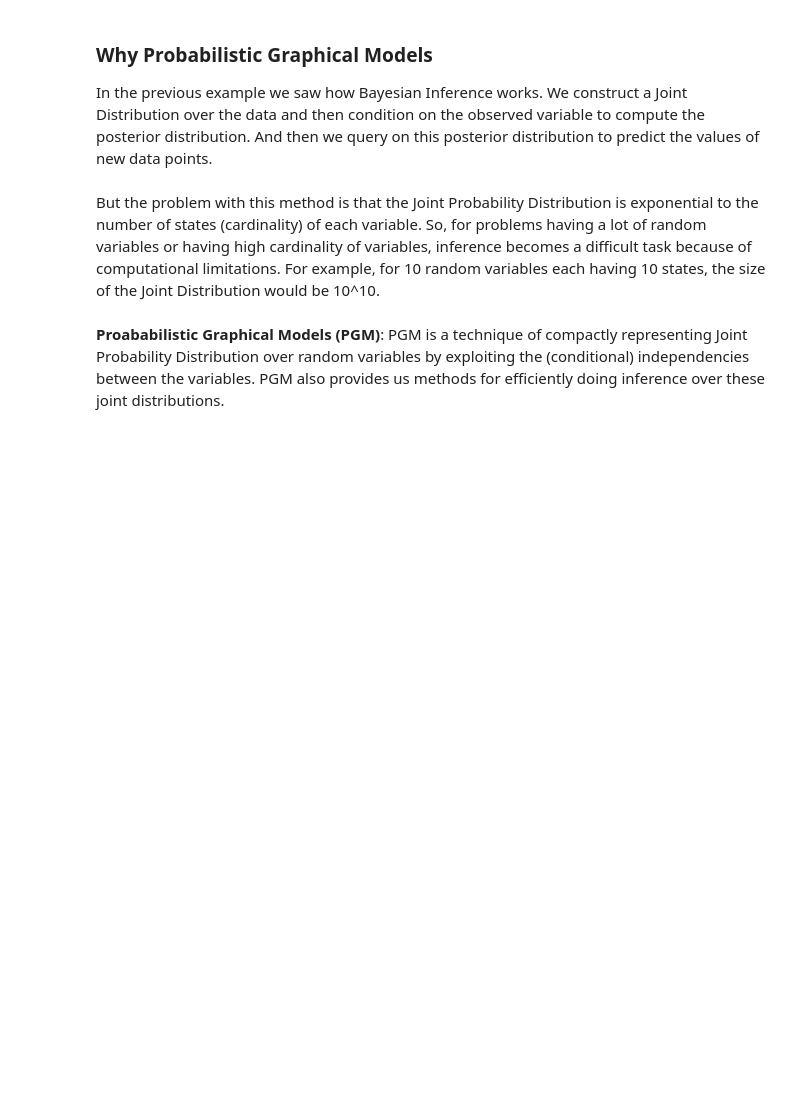
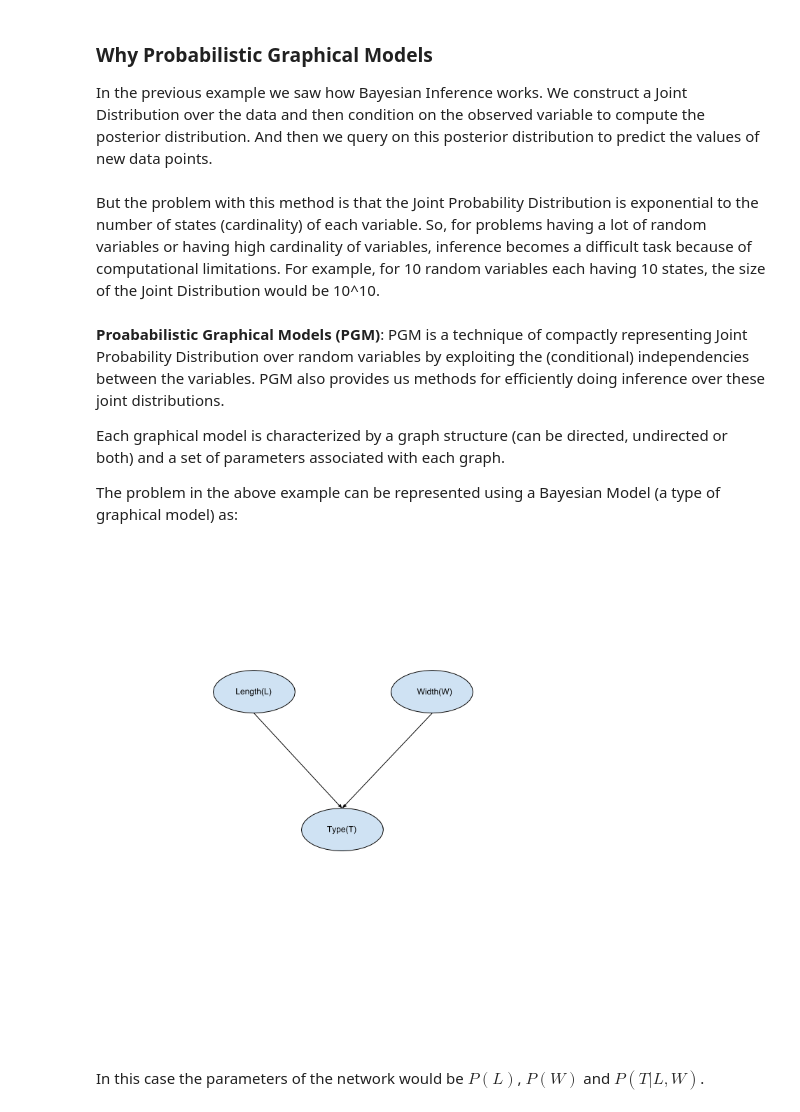
Before and after one commit to pgmpy/pgmpy_notebook, a Jupyter notebook: notebooks/1. Introduction to Probabilistic Graphical Models.ipynb, the cells around one changed output. Drawn from its saved outputs; the diff is of its cells as text; code cells hidden in the pictures; blank space fills up the shorter version.

```diff
--- a/notebooks/1. Introduction to Probabilistic Graphical Models.ipynb
+++ b/notebooks/1. Introduction to Probabilistic Graphical Models.ipynb
@@ -161,3 +162,13 @@ In the previous example we saw how Bayesian Inference works. We construct a Join
 But the problem with this method is that the Joint Probability Distribution is exponential to the number of states (cardinality) of each variable. So, for problems having a lot of random variables or having high cardinality of variables, inference becomes a difficult task because of computational limitations. For example, for 10 random variables each having 10 states, the size of the Joint Distribution would be 10^10.
 # %% [markdown]
 __Proababilistic Graphical Models (PGM)__: PGM is a technique of compactly representing Joint Probability Distribution over random variables by exploiting the (conditional) independencies between the variables. PGM also provides us methods for efficiently doing inference over these joint distributions.
+
+Each graphical model is characterized by a graph structure (can be directed, undirected or both) and a set of parameters associated with each graph.
+
+The problem in the above example can be represented using a Bayesian Model (a type of graphical model) as:
+# %%
+Image(filename='../images/1/Iris_BN.png')
+# %% [output]
+[figure, added]
+# %% [markdown]
+In this case the parameters of the network would be $ P(L) $, $ P(W) $ and $ P(T | L, W) $.
```
Also changed, not shown: parts of 3 cells of this notebook, 2 other files.
